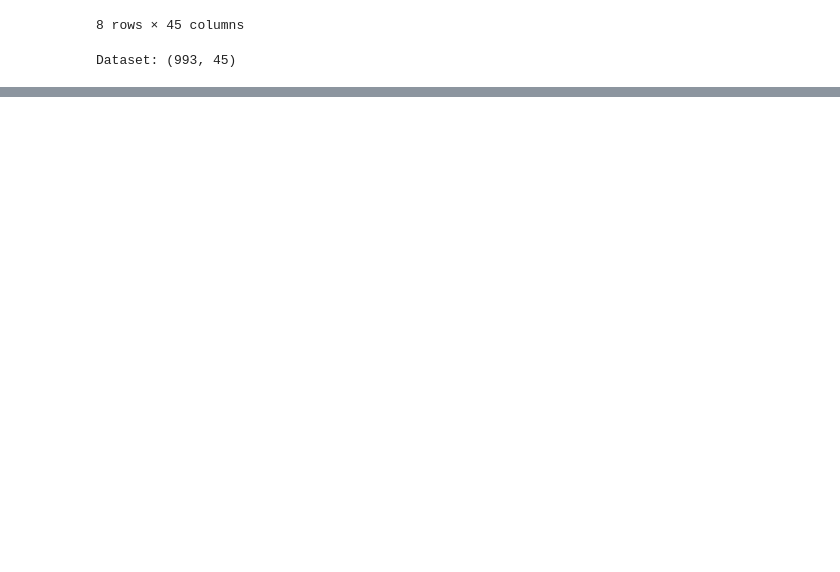
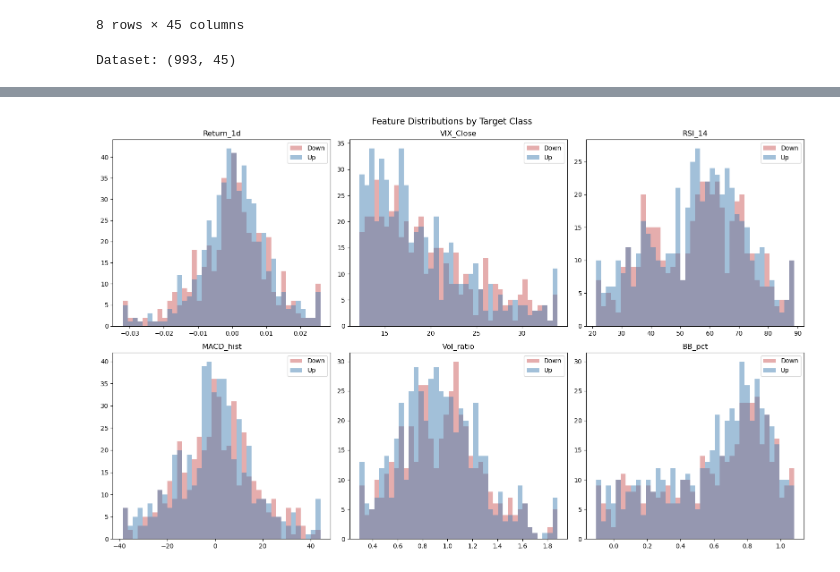
Before and after one commit to erizeli/S-P-500-Predictor, a Jupyter notebook: final.ipynb, the cells around one changed output, grey strips where cells are left out. Drawn from its saved outputs; the diff is of its cells as text; code cells hidden in the pictures; blank space fills up the shorter version.

```diff
--- a/final.ipynb
+++ b/final.ipynb
@@ -110,10 +117,12 @@ import glob
 import os
 import pandas as pd
 
+DATA_DIR = 'data'
+
 def load_data() -> pd.DataFrame:
 
     # --- Load S&P 500 data (index_val files) ---
-    index_val_files = glob.glob('index_val*.csv')
+    index_val_files = glob.glob(os.path.join(DATA_DIR, 'index_val*.csv'))
 
     all_dfs = []
 
@@ -156,7 +165,7 @@ def load_data() -> pd.DataFrame:
             return None # Return None if date column not found
 
     # --- treasury_yield.csv ---
-    treasury_df = pd.read_csv('treasury_yield.csv')
+    treasury_df = pd.read_csv(os.path.join(DATA_DIR, 'treasury_yield.csv'))
     treasury_df = _standardize_date_column(treasury_df, 'treasury_yield.csv')
 
     yield_cols = [col for col in treasury_df.columns if col.lower() != 'date']
@@ -170,7 +179,7 @@ def load_data() -> pd.DataFrame:
 
 
     # --- unemployment_rate.csv ---
-    unemployment_df = pd.read_csv('unemployment_rate.csv')
+    unemployment_df = pd.read_csv(os.path.join(DATA_DIR, 'unemployment_rate.csv'))
     unemployment_df = _standardize_date_column(unemployment_df, 'unemployment_rate.csv')
 
     unemp_cols = [col for col in unemployment_df.columns if col.lower() != 'date']
@@ -184,7 +193,7 @@ def load_data() -> pd.DataFrame:
 
 
     # --- vix.csv ---
-    vix_df = pd.read_csv('vix.csv')
+    vix_df = pd.read_csv(os.path.join(DATA_DIR, 'vix.csv'))
     vix_df = _standardize_date_column(vix_df, 'vix.csv')
 
     vix_df = vix_df[['Date', 'VIXCLS']].rename(columns={'VIXCLS': 'VIX_Close'})
@@ -325,0 +438,20 @@ Dataset: (993, 45)
+# %%
+# distribution of a few key features, split by up/down days
+key_features = ['Return_1d', 'VIX_Close', 'RSI_14', 'MACD_hist', 'Vol_ratio', 'BB_pct']
+
+fig, axes = plt.subplots(2, 3, figsize=(16, 10))
+axes = axes.flatten()
+
+for i, feat in enumerate(key_features):
+    for label, color in [(0, 'indianred'), (1, 'steelblue')]:
+        subset = df[df['Target'] == label][feat].dropna()
+        axes[i].hist(subset, bins=40, alpha=0.5, color=color,
+                     label=f'{"Up" if label else "Down"}')
+    axes[i].set_title(feat)
+    axes[i].legend()
+
+plt.suptitle('Feature Distributions by Target Class', fontsize=14)
+plt.tight_layout()
+plt.show()
+# %% [output]
+[figure, added]
```
Also changed, not shown: parts of 22 cells of this notebook, 12 other files.
